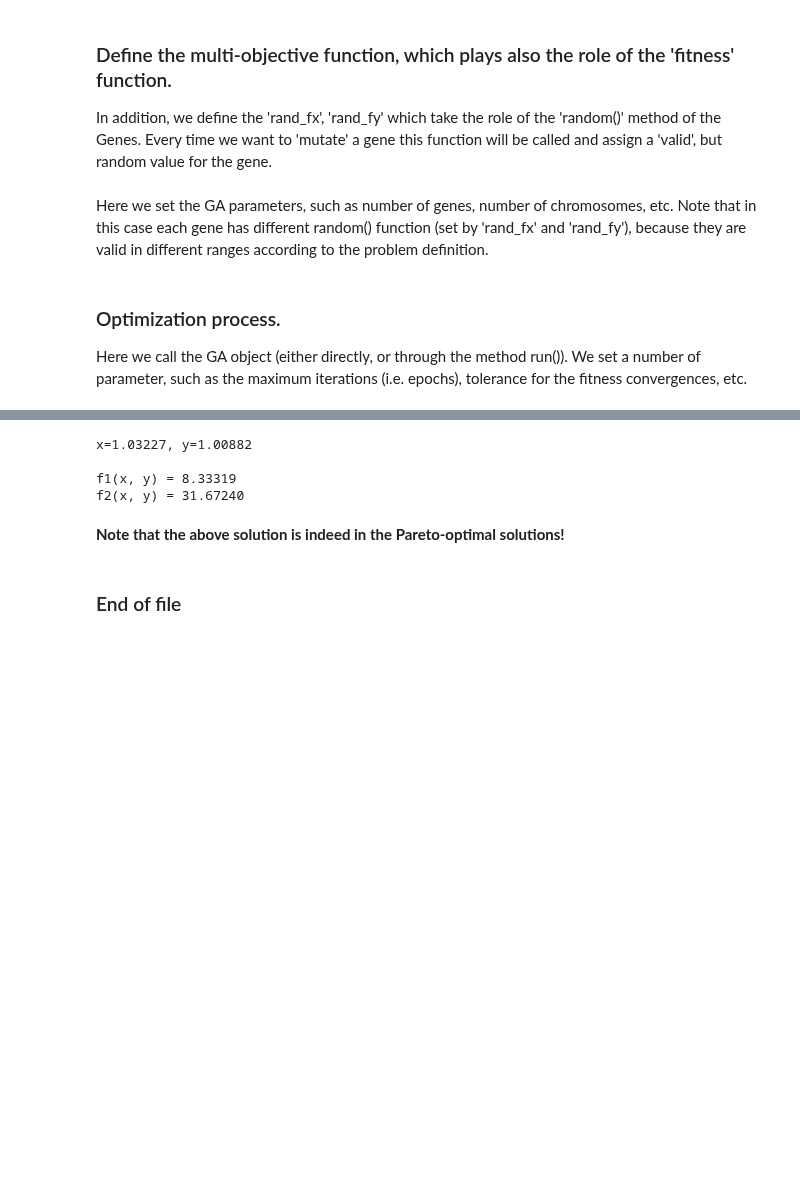
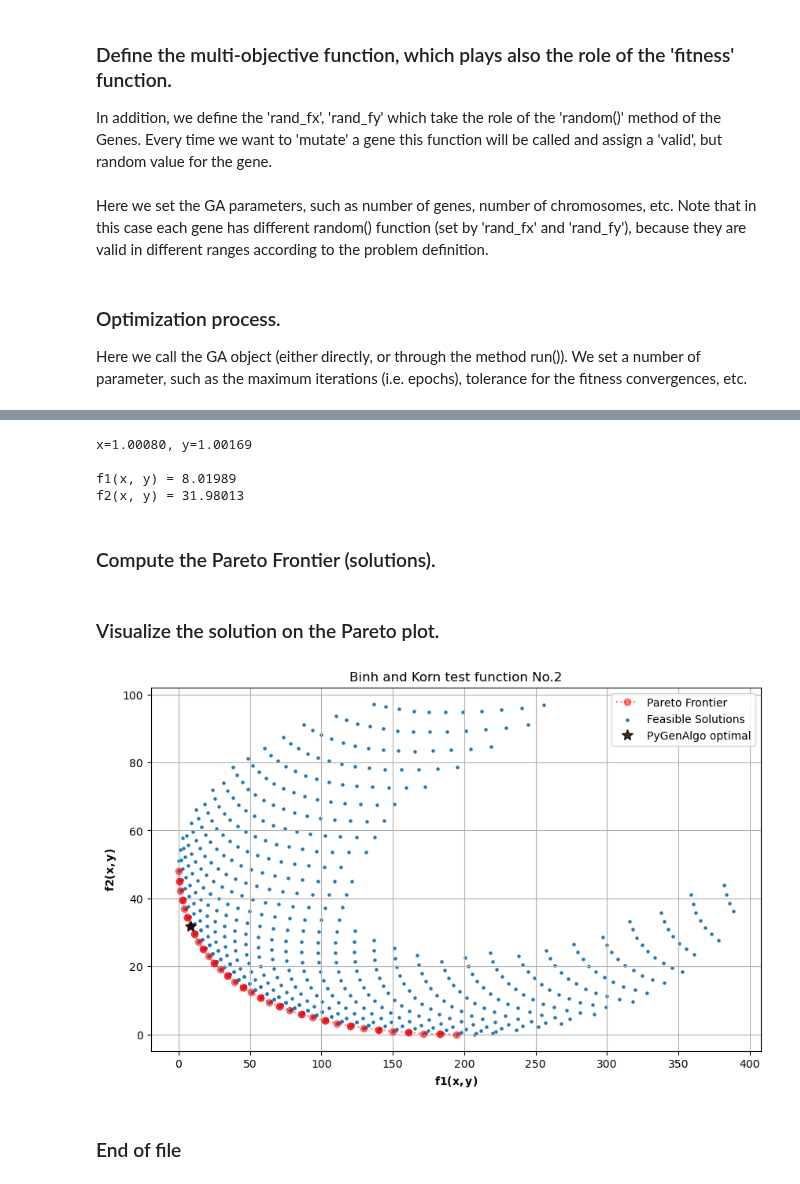
Before and after one commit to vrettasm/PyGeneticAlgorithms, a Jupyter notebook: examples/binh_and_korn_multiobjective.ipynb, the cells around one changed output, grey strips where cells are left out. Cells and saved outputs as stored; diff of their text form; code cells hidden in the pictures; blank space fills up the shorter version.

Commit message:
Updated example with Pareto optimal front plot.

```diff
--- a/examples/binh_and_korn_multiobjective.ipynb
+++ b/examples/binh_and_korn_multiobjective.ipynb
@@ -96,8 +97,8 @@ def fun_Binh_Korn(individual: Chromosome, f_min: bool = True):
 # _end_def_
 
 # Random functions:
-rand_fx = lambda: np.random.uniform(0.0, 5.0)
-rand_fy = lambda: np.random.uniform(0.0, 3.0)
+rand_fx = lambda: np.random.uniform(-15.0, 30.0)
+rand_fy = lambda: np.random.uniform(-15.0, 30.0)
 # %% [markdown]
 Here we set the GA parameters, such as number of genes, number of chromosomes, etc. Note that in this case each
 gene has different random() function (set by 'rand_fx' and 'rand_fy'), because they are valid in different ranges
@@ -107,8 +108,8 @@ according to the problem definition.
 N = 100
 
 # Initial population.
-population = [Chromosome([Gene(np.random.uniform(0.0, 5.0), rand_fx),
-                          Gene(np.random.uniform(0.0, 3.0), rand_fy)], np.nan, True)
+population = [Chromosome([Gene(np.random.uniform(-10.0, 30.0), rand_fx),
+                          Gene(np.random.uniform(-10.0, 30.0), rand_fy)], np.nan, True)
               for _ in range(N)]
 
 # Create the StandardGA object that will carry on the optimization.
@@ -131,17 +132,17 @@ Elapsed time: 0.767 seconds.
 x, y = [gene.value for gene in test_GA.best_chromosome().genome]
 
 # Compute the final objective functions.
-f1 = 4.0 * (x**2 + y**2)
-f2 = (x - 5.0)**2 + (y - 5.0)**2
+f1_opt = 4.0 * (x**2 + y**2)
+f2_opt = (x - 5.0)**2 + (y - 5.0)**2
 
 # Print the resutls.
 print(f"x={x:.5f}, y={y:.5f}", end='\n\n')
-print(f"f1(x, y) = {f1:.5f}")
-print(f"f2(x, y) = {f2:.5f}")
+print(f"f1(x, y) = {f1_opt:.5f}")
+print(f"f2(x, y) = {f2_opt:.5f}")
 # %% [output]
-x=1.03227, y=1.00882
+x=1.00080, y=1.00169
 
-f1(x, y) = 8.33319
-f2(x, y) = 31.67240
+f1(x, y) = 8.01989
+f2(x, y) = 31.98013
-# %% [markdown]
-**Note that the above solution is indeed in the Pareto-optimal solutions!**
+# %% [markdown]
+### Compute the Pareto Frontier (solutions).
@@ -148,2 +208,32 @@ f2(x, y) = 31.67240
+# %% [markdown]
+### Visualize the solution on the Pareto plot.
+# %%
+# Create a new figure.
+plt.figure(figsize=(10, 6))
+
+# Plot the Pareto front.
+plt.plot(pareto_points[:, 0],
+         pareto_points[:, 1],
+         'ro:', alpha=0.5, label="Pareto Frontier")
+
+# Plot all the feasible solutions.
+plt.scatter(x=points[:, 0],
+            y=points[:, 1],
+            s=5, marker='o', label="Feasible Solutions")
+
+# Plot the optimal solution from the GA.
+plt.plot(f1_opt, f2_opt,
+         'k*', markersize=10, alpha=0.8, label="PyGenAlgo optimal")
+
+# Tidy up the plot.
+plt.title("Binh and Korn test function No.2")
+plt.xlabel(r"$\mathbf{f1(x,y)}$")
+plt.ylabel(r"$\mathbf{f2(x,y)}$")
+plt.legend()
+plt.grid(True)
+
+plt.savefig("Binh_and_Korn_optimal.pdf", format="pdf", dpi=300)
+# %% [output]
+[figure, added]
 # %% [markdown]
 ### End of file
```
Also changed, not shown: parts of 4 cells of this notebook.
